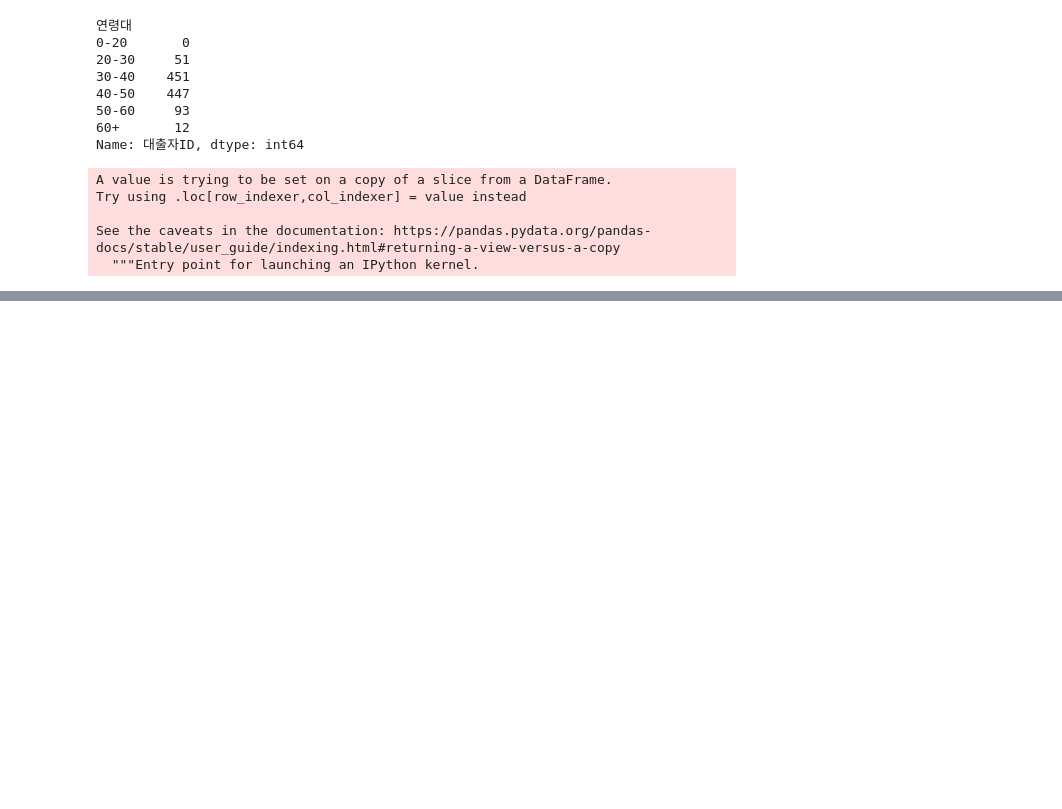
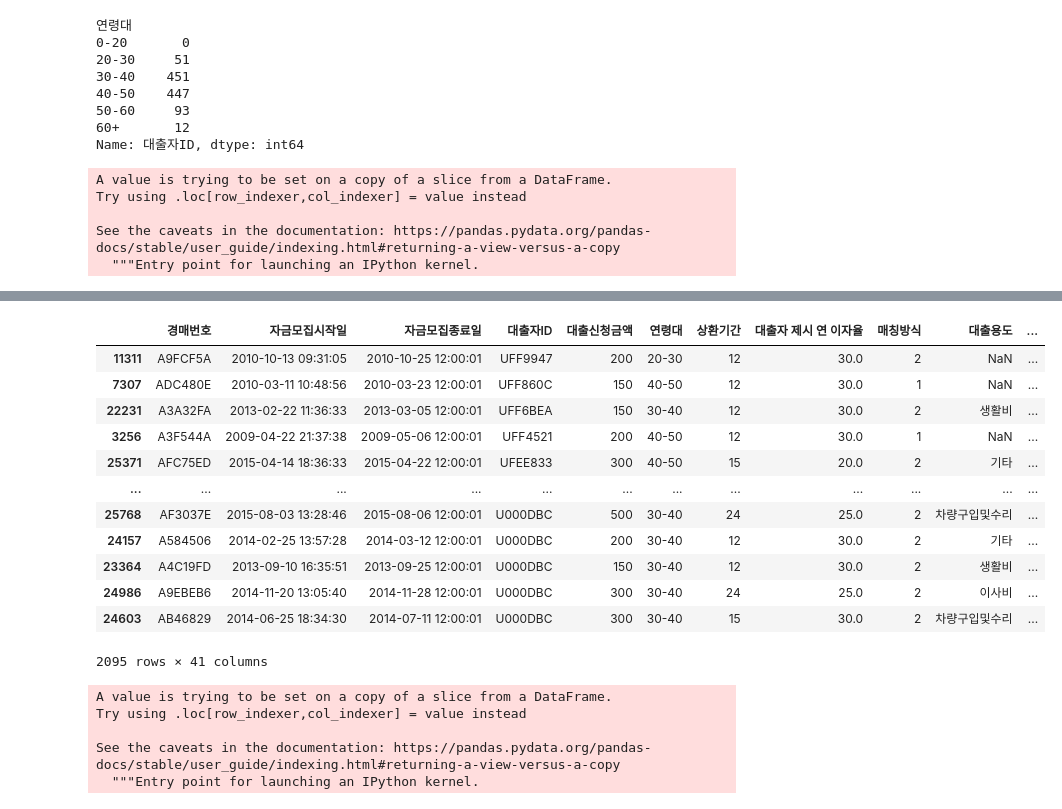
Before and after one commit to Suhhye-kang/Pandas, a Jupyter notebook: Exercise/lending/lending.ipynb, the cells around one changed output, grey strips where cells are left out. Drawn from its saved outputs; the diff is of its cells as text; code cells hidden in the pictures; blank space fills up the shorter version.

```diff
--- a/Exercise/lending/lending.ipynb
+++ b/Exercise/lending/lending.ipynb
@@ -449,0 +489,24 @@ p2p_success[p2p_success['지역']=='동일']
+# %%
+p2p_success.sort_values(by='대출자ID',ascending=False)
+# %% [output]
+|  | 경매번호 | 자금모집시작일 | 자금모집종료일 | 대출자ID | 대출신청금액 | 연령대 | 상환기간 | 대출자 제시 연 이자율 | 매칭방식 | 대출용도 | ... |
+| 11311 | A9FCF5A | 2010-10-13 09:31:05 | 2010-10-25 12:00:01 | UFF9947 | 200 | 20-30 | 12 | 30.0 | 2 | NaN | ... |
+| 7307 | ADC480E | 2010-03-11 10:48:56 | 2010-03-23 12:00:01 | UFF860C | 150 | 40-50 | 12 | 30.0 | 1 | NaN | ... |
+| 22231 | A3A32FA | 2013-02-22 11:36:33 | 2013-03-05 12:00:01 | UFF6BEA | 150 | 30-40 | 12 | 30.0 | 2 | 생활비 | ... |
+| 3256 | A3F544A | 2009-04-22 21:37:38 | 2009-05-06 12:00:01 | UFF4521 | 200 | 40-50 | 12 | 30.0 | 1 | NaN | ... |
+| 25371 | AFC75ED | 2015-04-14 18:36:33 | 2015-04-22 12:00:01 | UFEE833 | 300 | 40-50 | 15 | 20.0 | 2 | 기타 | ... |
+| ... | ... | ... | ... | ... | ... | ... | ... | ... | ... | ... | ... |
+| 25768 | AF3037E | 2015-08-03 13:28:46 | 2015-08-06 12:00:01 | U000DBC | 500 | 30-40 | 24 | 25.0 | 2 | 차량구입및수리 | ... |
+| 24157 | A584506 | 2014-02-25 13:57:28 | 2014-03-12 12:00:01 | U000DBC | 200 | 30-40 | 12 | 30.0 | 2 | 기타 | ... |
+| 23364 | A4C19FD | 2013-09-10 16:35:51 | 2013-09-25 12:00:01 | U000DBC | 150 | 30-40 | 12 | 30.0 | 2 | 생활비 | ... |
+| 24986 | A9EBEB6 | 2014-11-20 13:05:40 | 2014-11-28 12:00:01 | U000DBC | 300 | 30-40 | 24 | 25.0 | 2 | 이사비 | ... |
+| 24603 | AB46829 | 2014-06-25 18:34:30 | 2014-07-11 12:00:01 | U000DBC | 300 | 30-40 | 15 | 30.0 | 2 | 차량구입및수리 | ... |
+2095 rows × 41 columns
+# %%
+p2p_success['지역'] = p2p_success['지역'].fillna('알수없음')
+# %% [output]
+A value is trying to be set on a copy of a slice from a DataFrame.
+Try using .loc[row_indexer,col_indexer] = value instead
+
+See the caveats in the documentation: https://pandas.pydata.org/pandas-docs/stable/user_guide/indexing.html#returning-a-view-versus-a-copy
+  """Entry point for launching an IPython kernel.
```
Also changed, not shown: parts of 60 cells of this notebook.
